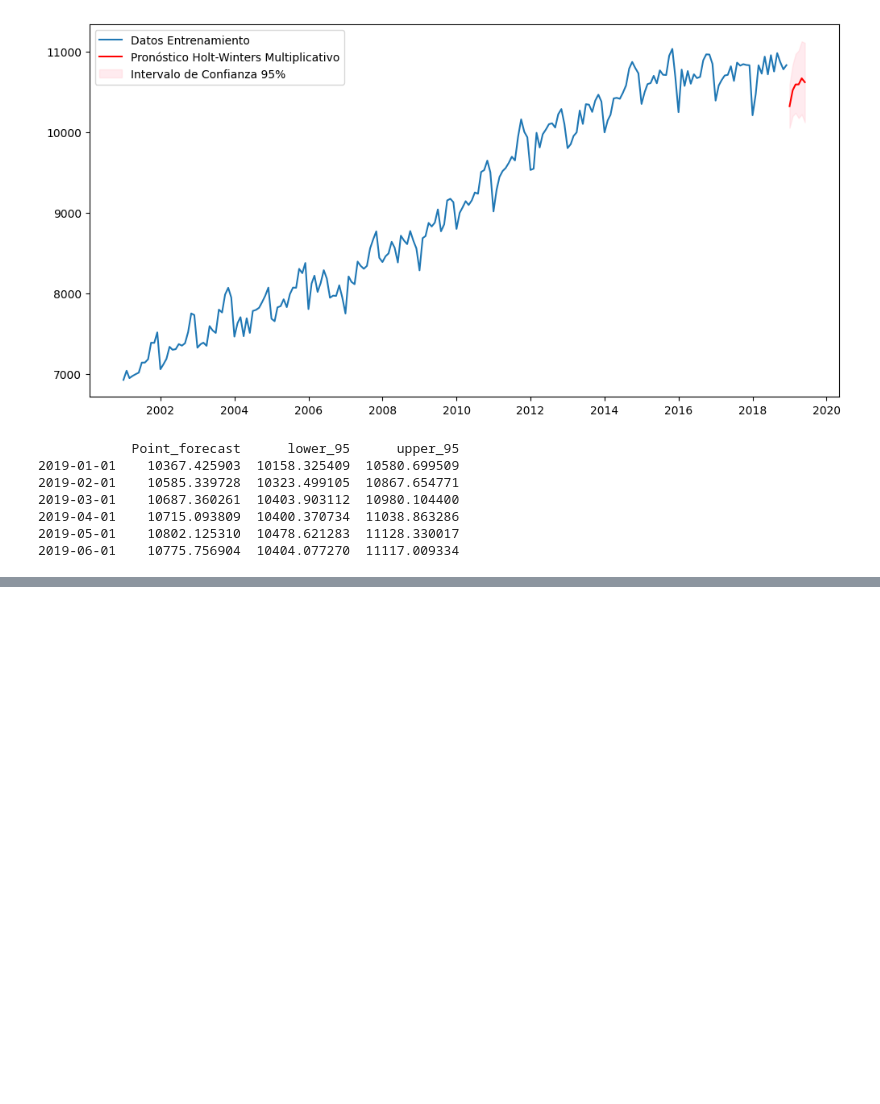
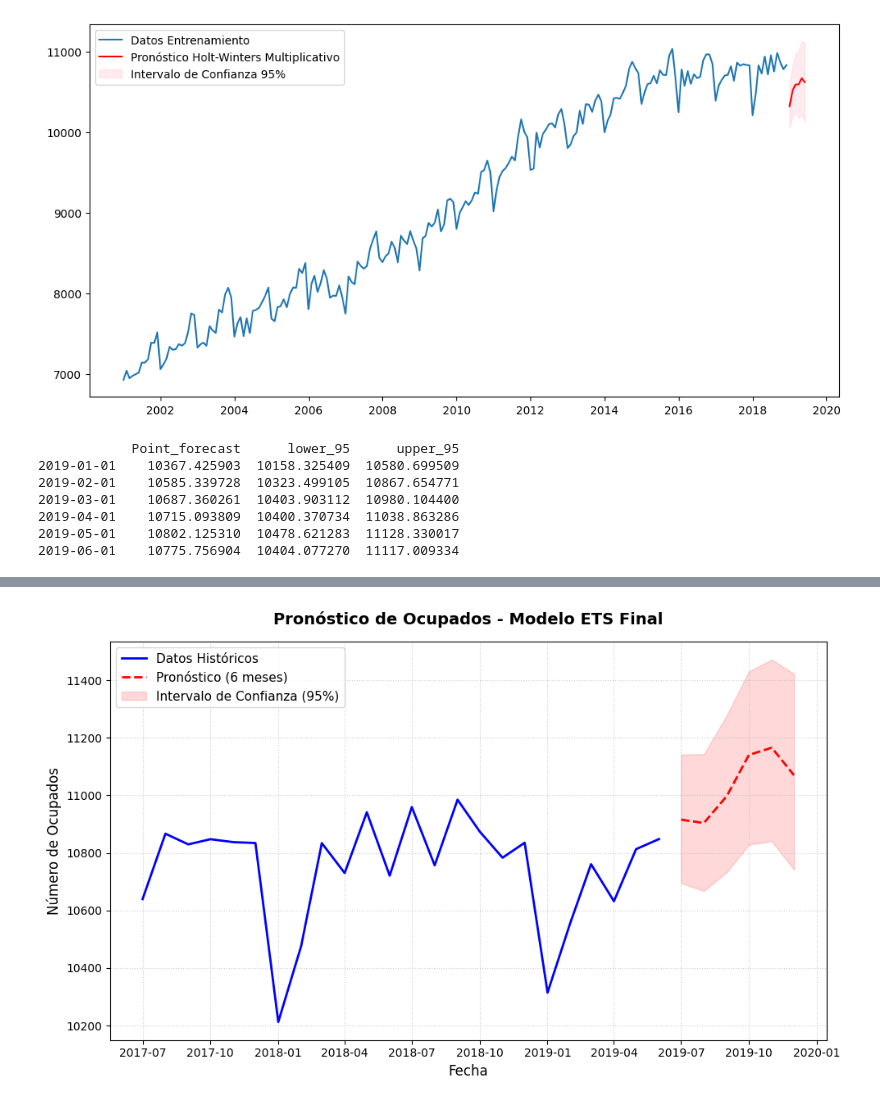
Before and after one commit to Rick2898/Series_Tiempo, a Jupyter notebook: ACTIVIDAD_2/Entregable/Act_2.ipynb, the cells around one changed output, grey strips where cells are left out. Cells and saved outputs as stored; diff of their text form; code cells hidden in the pictures; blank space fills up the shorter version.

Commit message:
feat: agregar modelo ETS final y grafica de pronostico

```diff
--- a/ACTIVIDAD_2/Entregable/Act_2.ipynb
+++ b/ACTIVIDAD_2/Entregable/Act_2.ipynb
@@ -349,0 +306,31 @@ RMSE en validación: 59.4234
+# %%
+# Configurar el tamaño de la gráfica
+plt.figure(figsize=(10, 6))
+
+plt.plot(df_empleo.index[-24:], df_empleo["Ocupados"].tail(24), label="Datos Históricos", color="blue", linewidth=2)
+
+# 2. Graficar la línea del pronóstico (la media)
+plt.plot(preds_finales.index, preds_finales["Point_forecast"], label="Pronóstico (6 meses)", color="red", linestyle="--", linewidth=2)
+
+# 3. Graficar el sombreado del intervalo de confianza (área de incertidumbre)
+plt.fill_between(
+    preds_finales.index,
+    preds_finales["lower_95"],
+    preds_finales["upper_95"],
+    color="red",
+    alpha=0.15,
+    label="Intervalo de Confianza (95%)"
+)
+
+# Personalización de la gráfica
+plt.title("Pronóstico de Ocupados - Modelo ETS Final", fontsize=14, fontweight='bold', pad=15)
+plt.xlabel("Fecha", fontsize=12)
+plt.ylabel("Número de Ocupados", fontsize=12)
+plt.grid(True, linestyle=":", alpha=0.6)
+plt.legend(loc="upper left", fontsize=11)
+
+# Ajustar diseño y mostrar
+plt.tight_layout()
+plt.show()
+# %% [output]
+[figure, added]
```
Also changed, not shown: parts of 3 cells of this notebook.
